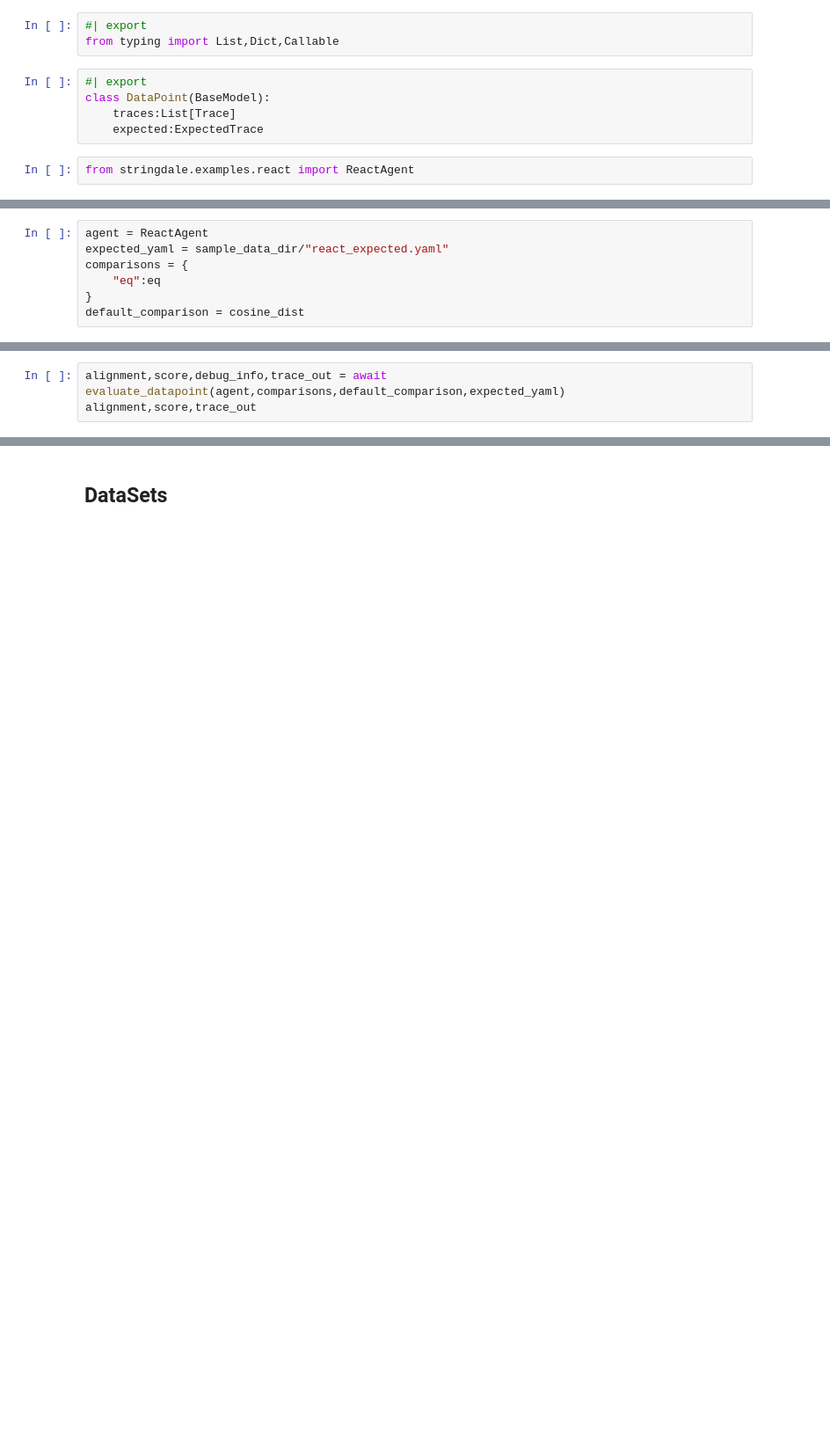
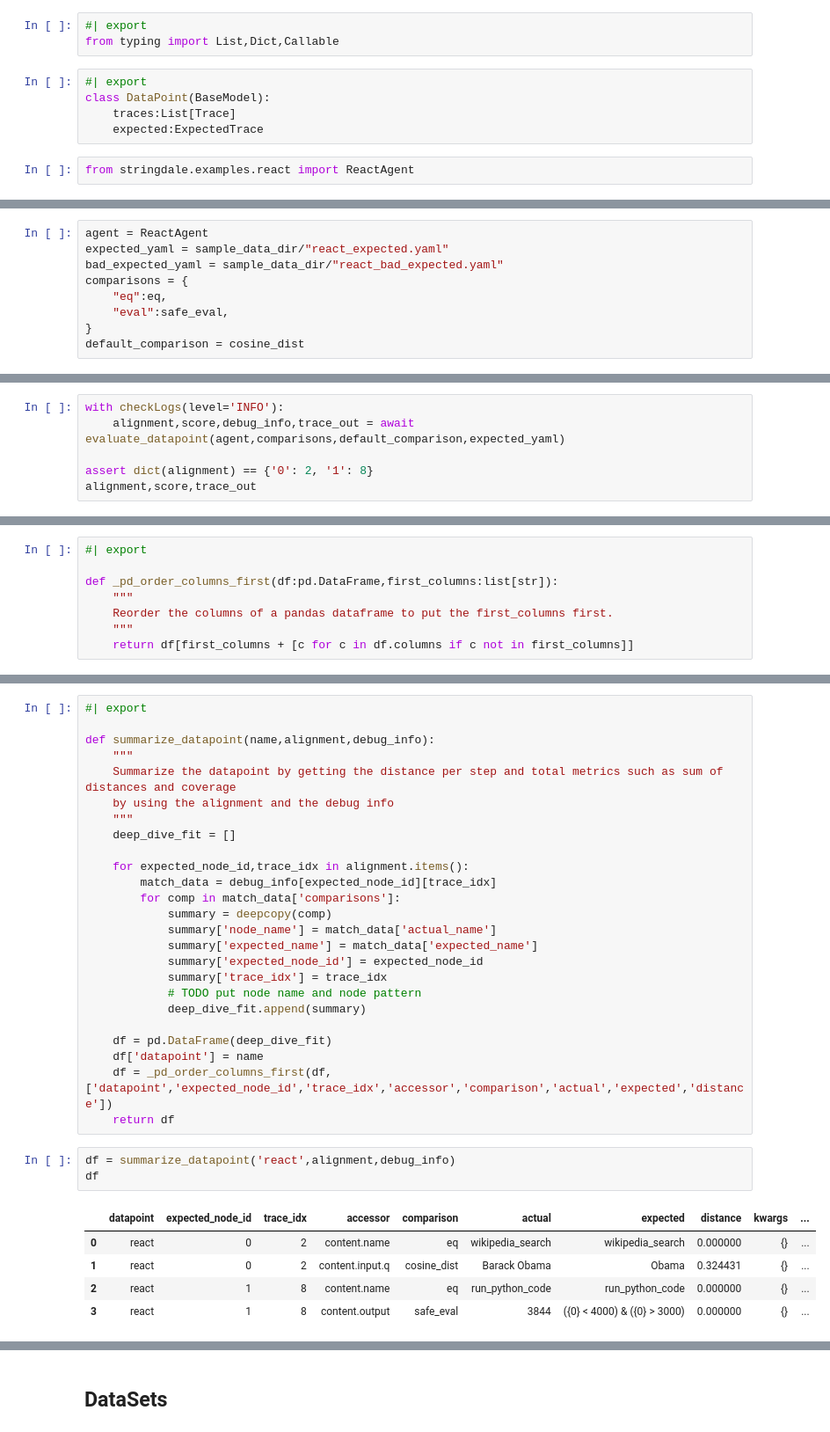
Before and after one commit to DeanLight/stringdale, a Jupyter notebook: nbs/017_eval.ipynb, the cells around one changed output, grey strips where cells are left out. Shown at 88% size. Saved outputs shown, nothing was run; the diff lists cells and outputs as text; blank space fills up the shorter version.

Commit message:
eval dataset works, finished eval main loop design

```diff
--- a/nbs/017_eval.ipynb
+++ b/nbs/017_eval.ipynb
@@ -207,7 +289,9 @@ async def evaluate_datapoint(agent,comparisons,default_comparison,expected_yaml,
 # %%
 agent = ReactAgent
 expected_yaml = sample_data_dir/"react_expected.yaml"
+bad_expected_yaml = sample_data_dir/"react_bad_expected.yaml"
 comparisons = {
-    "eq":eq
+    "eq":eq,
+    "eval":safe_eval,
 }
 default_comparison = cosine_dist
@@ -214,4 +313,7 @@ default_comparison = cosine_dist
 # %%
-alignment,score,debug_info,trace_out = await evaluate_datapoint(agent,comparisons,default_comparison,expected_yaml)
+with checkLogs(level='INFO'):
+    alignment,score,debug_info,trace_out = await evaluate_datapoint(agent,comparisons,default_comparison,expected_yaml)
+
+assert dict(alignment) == {'0': 2, '1': 8}
 alignment,score,trace_out
 # %% [output]
@@ -258,0 +327,8 @@ debug_info['0'][2]
+# %%
+#| export
+
+def _pd_order_columns_first(df:pd.DataFrame,first_columns:list[str]):
+    """
+    Reorder the columns of a pandas dataframe to put the first_columns first.
+    """
+    return df[first_columns + [c for c in df.columns if c not in first_columns]]
@@ -258,0 +353,34 @@ debug_info['0'][2]
+# %%
+#| export
+
+def summarize_datapoint(name,alignment,debug_info):
+    """
+    Summarize the datapoint by getting the distance per step and total metrics such as sum of distances and coverage
+    by using the alignment and the debug info
+    """
+    deep_dive_fit = []
+
+    for expected_node_id,trace_idx in alignment.items():
+        match_data = debug_info[expected_node_id][trace_idx]
+        for comp in match_data['comparisons']:
+            summary = deepcopy(comp)
+            summary['node_name'] = match_data['actual_name']
+            summary['expected_name'] = match_data['expected_name']
+            summary['expected_node_id'] = expected_node_id
+            summary['trace_idx'] = trace_idx
+            # TODO put node name and node pattern
+            deep_dive_fit.append(summary)
+
+    df = pd.DataFrame(deep_dive_fit)
+    df['datapoint'] = name
+    df = _pd_order_columns_first(df,['datapoint','expected_node_id','trace_idx','accessor','comparison','actual','expected','distance'])
+    return df
+# %%
+df = summarize_datapoint('react',alignment,debug_info)
+df
+# %% [output]
+|  | datapoint | expected_node_id | trace_idx | accessor | comparison | actual | expected | distance | kwargs | ... |
+| 0 | react | 0 | 2 | content.name | eq | wikipedia_search | wikipedia_search | 0.000000 | {} | ... |
+| 1 | react | 0 | 2 | content.input.q | cosine_dist | Barack Obama | Obama | 0.324431 | {} | ... |
+| 2 | react | 1 | 8 | content.name | eq | run_python_code | run_python_code | 0.000000 | {} | ... |
+| 3 | react | 1 | 8 | content.output | safe_eval | 3844 | ({0} < 4000) & ({0} > 3000) | 0.000000 | {} | ... |
```
Also changed, not shown: parts of 55 cells of this notebook, 24 other files.
